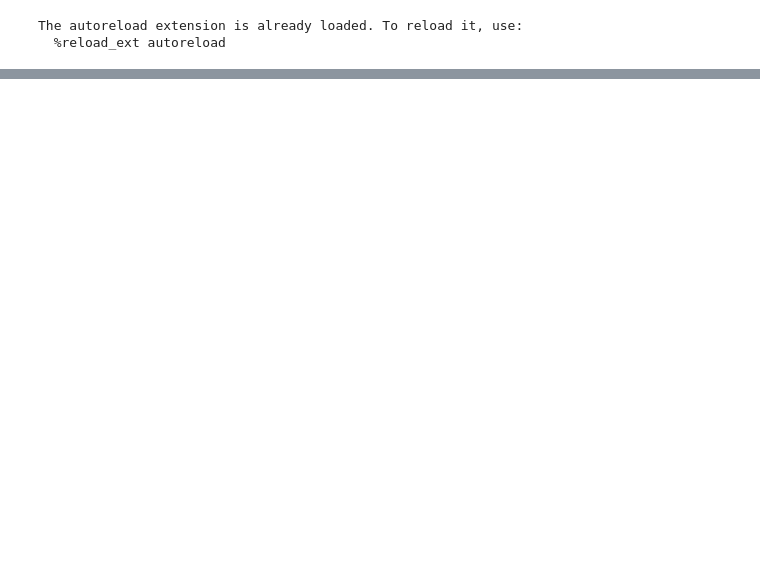
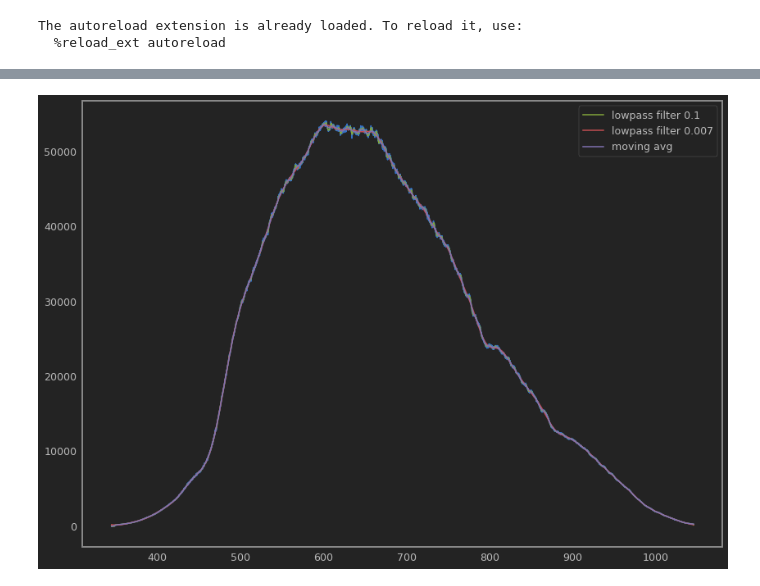
Before and after one commit to trevorm4x/APL-fuel-first, a Jupyter notebook: Lab/Lab3/APL_3_cell.ipynb, the cells around one changed output, grey strips where cells are left out. Saved outputs shown, nothing was run; the diff lists cells and outputs as text; code cells hidden in the pictures; blank space fills up the shorter version.

```diff
--- a/Lab/Lab3/APL_3_cell.ipynb
+++ b/Lab/Lab3/APL_3_cell.ipynb
@@ -44,2 +162,5 @@ no_ruby.insert(0, 'Wavelength(nm)', ruby.index.tolist())
+# %%
+n = 1.7
+L = 2 # mm
 # %%
 fig = figure()
@@ -53,0 +185,25 @@ ruby_fft = np.fft.fft(ruby.Intensity.values)
+# %%
+def fft_filter(a, freq=.007):
+    ruby_fft = np.fft.fft(a)
+    freqs = np.fft.fftfreq(len(a))
+    ruby_fft[np.where(abs(freqs) > freq)] = 0
+    newby = np.fft.ifft(ruby_fft)
+    return [n.real for n in newby]
+
+
+def moving_avg_filter(a, bucket = 30):
+    newby = [a.loc[0 if i-bucket//2 < 0 else i-bucket//2: i+bucket//2].mean()
+             for i in range(len(a))]
+    return newby
+# %%
+plt.figure(figsize = (14, 10))
+plt.plot(no_ruby.iloc[:,0], no_ruby.Intensity)
+plt.plot(no_ruby.iloc[:,0], fft_filter(no_ruby.Intensity, .1), label = 'lowpass filter 0.1')
+plt.plot(no_ruby.iloc[:,0], fft_filter(no_ruby.Intensity, .007), label = 'lowpass filter 0.007')
+plt.plot(no_ruby.iloc[:,0], moving_avg_filter(no_ruby.Intensity), label = 'moving avg')
+plt.legend()
+# plt.xlim([600,700])
+# plt.ylim([40000,58200])
+plt.show()
+# %% [output]
+[figure, added]
```
Also changed, not shown: parts of 26 cells of this notebook, 8 other files.
